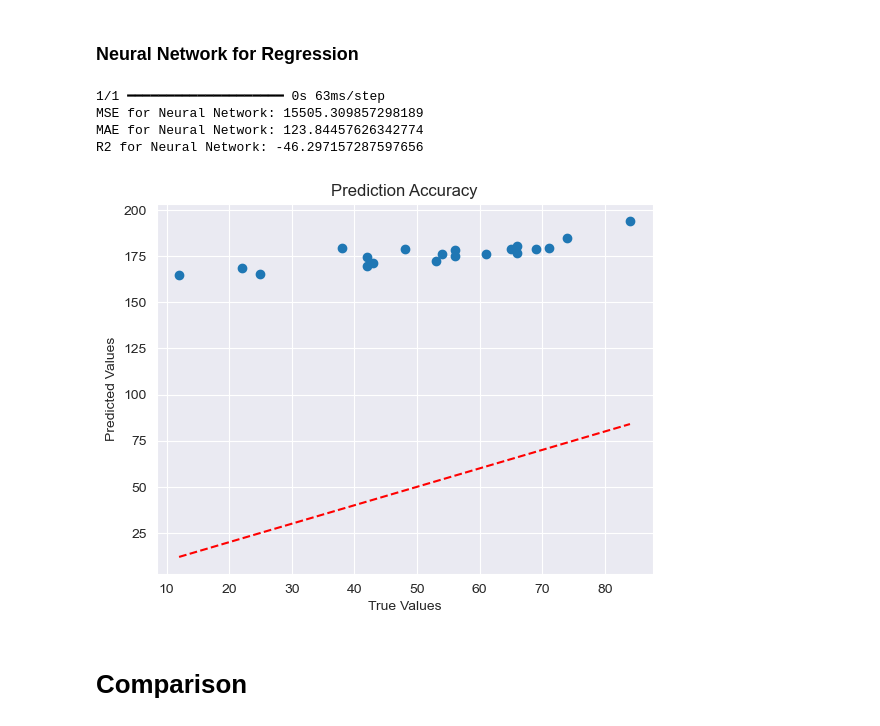
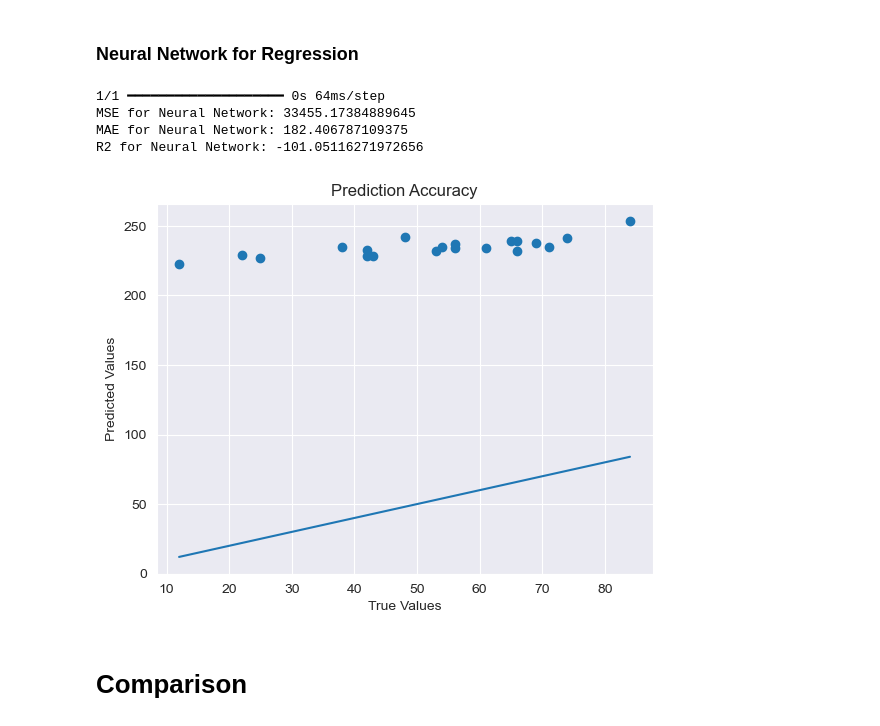
Before and after one commit to milagjurovska/ML25, a Jupyter notebook: 5_lab/petta_laboratoriska.ipynb, the cells around one changed output. Saved outputs shown, nothing was run; the diff lists cells and outputs as text; code cells hidden in the pictures.

```diff
--- a/5_lab/petta_laboratoriska.ipynb
+++ b/5_lab/petta_laboratoriska.ipynb
@@ -234,8 +255,8 @@ R2 for Linear Regression: 0.6516746782773253
 ### Linear Ridge Regression
 # %%
 lr_ridge = RidgeCV()
-lr_ridge.fit(X_train, y_train)
-predictions_ridge = lr_ridge.predict(X_test)
+lr_ridge.fit(X_train_scaled, y_train)
+predictions_ridge = lr_ridge.predict(X_test_scaled)
 mse_ridge = mean_squared_error(y_test, predictions_ridge)
 mae_ridge = mean_absolute_error(y_test, predictions_ridge)
 r2_ridge = r2_score(y_test, predictions_ridge)
@@ -257,8 +278,8 @@ R2 for Linear Ridge Regression: 0.6516968720956593
 ### Linear Lasso Regression
 # %%
 lr_lasso = LassoCV()
-lr_lasso.fit(X_train, y_train)
-predictions_lr_lasso = lr_lasso.predict(X_test)
+lr_lasso.fit(X_train_scaled, y_train)
+predictions_lr_lasso = lr_lasso.predict(X_test_scaled)
 mse_lasso = mean_squared_error(y_test, predictions_lr_lasso)
 mae_lasso = mean_absolute_error(y_test, predictions_lr_lasso)
 r2_lasso= r2_score(y_test, predictions_lr_lasso)
@@ -280,8 +301,8 @@ R2 for Linear Lasso Regression: 0.654275331493509
 ### Elastic Net Regression
 # %%
 lr_elastic = ElasticNetCV()
-lr_elastic.fit(X_train, y_train)
-predictions_lr_elastic = lr_elastic.predict(X_test)
+lr_elastic.fit(X_train_scaled, y_train)
+predictions_lr_elastic = lr_elastic.predict(X_test_scaled)
 mse_elastic = mean_squared_error(y_test, predictions_lr_elastic)
 mae_elastic = mean_absolute_error(y_test, predictions_lr_elastic)
 r2_elastic= r2_score(y_test, predictions_lr_elastic)
@@ -303,8 +324,8 @@ R2 for Elastic Net: 0.6541917929964683
 ### Bayesian Regression
 # %%
 bayes = BayesianRidge()
-bayes.fit(X_train, y_train)
-predictions_bayes = bayes.predict(X_test)
+bayes.fit(X_train_scaled, y_train)
+predictions_bayes = bayes.predict(X_test_scaled)
 mse_bayes = mean_squared_error(y_test, predictions_bayes)
 mae_bayes = mean_absolute_error(y_test, predictions_bayes)
 r2_bayes= r2_score(y_test, predictions_bayes)
@@ -436,34 +462,35 @@ plt.show()
 ### Neural Network for Regression
 # %%
 nn_model = Sequential([
-    Dense(32, activation='relu', input_shape=(9,)),
-    Dense(16, activation='relu'),
+    Dense(64, activation='relu', input_shape=(X_train_scaled.shape[1],)),
+    Dropout(0.2),
+    Dense(32, activation='relu'),
     Dense(1)
 ])
 
 nn_model.compile(optimizer='adam', loss='mse')
-nn_model.fit(X_train_scaled, y_train, epochs=200, batch_size=8, verbose=0)
+history = nn_model.fit(X_train_scaled, y_train, epochs=300, batch_size=4, validation_split=0.2, verbose=0)
 predictions_nn = nn_model.predict(X_test_scaled).flatten()
 
 mse_nn = mean_squared_error(y_test, predictions_nn)
 mae_nn = mean_absolute_error(y_test, predictions_nn)
 r2_nn= r2_score(y_test, predictions_nn)
 print("MSE for Neural Network:", mse_nn)
 print("MAE for Neural Network:", mae_nn)
 print("R2 for Neural Network:", r2_nn)
 
 plt.scatter(y_test, predictions_nn)
 plt.xlabel("True Values")
 plt.ylabel("Predicted Values")
 plt.title("Prediction Accuracy")
-plt.plot([min(y_test), max(y_test)], [min(y_test), max(y_test)], 'r--')
+plt.plot([min(y_test), max(y_test)], [min(y_test), max(y_test)])
 plt.show()
 # %% [output]
-1/1 ━━━━━━━━━━━━━━━━━━━━ 0s 63ms/step
-MSE for Neural Network: 15505.309857298189
-MAE for Neural Network: 123.84457626342774
-R2 for Neural Network: -46.297157287597656
+1/1 ━━━━━━━━━━━━━━━━━━━━ 0s 64ms/step
+MSE for Neural Network: 33455.17384889645
+MAE for Neural Network: 182.406787109375
+R2 for Neural Network: -101.05116271972656
-[figure, old version]
+[figure, new version]
 # %% [markdown]
 # Comparison
 # %%
```
Also changed, not shown: parts of 15 cells of this notebook.
